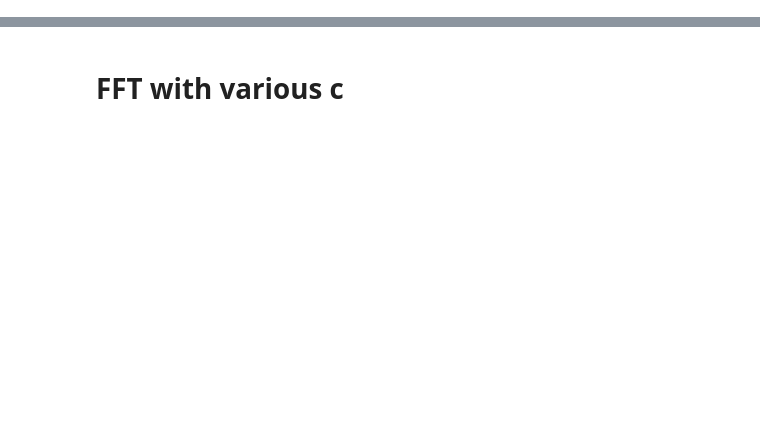
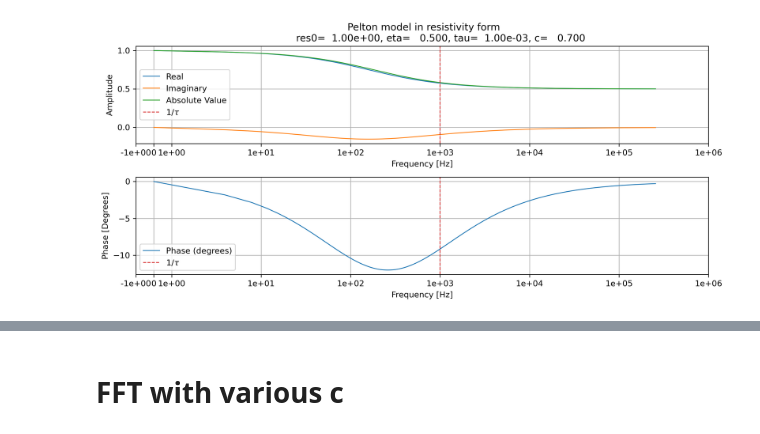
Before and after one commit to MasayukiMotoori/AGU24, a Jupyter notebook: 06_IPmodel_TimeDomain_psuedo.ipynb, the cells around one changed output, grey strips where cells are left out. Cells and saved outputs as stored; diff of their text form; code cells hidden in the pictures; blank space fills up the shorter version.

```diff
--- a/06_IPmodel_TimeDomain_psuedo.ipynb
+++ b/06_IPmodel_TimeDomain_psuedo.ipynb
@@ -20,14 +22,20 @@ from masa_utils import PsuedoLog
 from masa_utils import InducedPolarization
 # FFT with various c
 # %%
-def plot_pelton(freq,res0=None, con8=None, eta=0.1, tau=1e-3, c=0.8, ax=None):
+def plot_pelton(freq=None,res0=None, con8=None, eta=0.1, tau=1e-3, c=0.8, ax=None):
     # Assuming `cc` is your complex array, `freq` is the frequency array, and `tau` is defined
     if ax is None:
-        fig, ax = plt.subplots(2, 1, figsize=(8, 6))
+        fig, ax = plt.subplots(2, 1, figsize=(11, 5),dpi=300)
     if res0 is None and con8 is None:
         raise ValueError('Error: either res0 or con8 must be set')
     elif res0 is not None and con8 is not None:
         raise ValueError('Error: both sigma0 or sigmaInf are set')
+    if freq is None:
+        nfreq = 2**16
+        freqcen = 1 / tau
+        freqend = freqcen * nfreq**0.5
+        freqstep = freqend / nfreq
+        freq = np.arange(0, freqend, freqstep)
     PL_pelton = PsuedoLog(
                 logmin=1e-7,
                 linScale=0.2,
@@ -36,15 +44,15 @@ def plot_pelton(freq,res0=None, con8=None, eta=0.1, tau=1e-3, c=0.8, ax=None):
     IPmodel_f = InducedPolarization(con8=con8, res0=res0, eta=eta, tau=tau, c=c)
     if con8 is None:
         fft_f = IPmodel_f.pelton_res_f(freq, res0, eta, tau, c)
-        ax[0].set_title(f''' Resistivity form
+        ax[0].set_title(f''' Pelton model in resistivity form
             res0={res0:10.2e}, eta={eta:8.3f}, tau={tau:10.2e}, c={c:8.3f}''')
     if res0 is None:
         fft_f = IPmodel_f.pelton_con_f(freq, con8, eta, tau, c)
-        ax[0].set_title(f''' Conductivity form
+        ax[0].set_title(f''' Pelton model in conductivity form
              con8={con8:10.2e}, eta={eta:8.3f}, tau={tau:10.2e}, c={c:8.3f}''')
     ax[0] = PL_pelton.semiplx(x=freq, y=fft_f.real, ax=ax[0], yscale_log=False,
                               label='Real', color="C0")
-    ax[0] = PL_pelton.semiplx(x=freq, y=-fft_f.imag, ax=ax[0], yscale_log=False,
+    ax[0] = PL_pelton.semiplx(x=freq, y=fft_f.imag, ax=ax[0], yscale_log=False,
                               label='Imaginary', color="C1")
     ax[0] = PL_pelton.semiplx(x=freq, y=np.abs(fft_f), ax=ax[0], yscale_log=False,
                               label='Absolute Value', color="C2")
@@ -55,7 +63,7 @@ def plot_pelton(freq,res0=None, con8=None, eta=0.1, tau=1e-3, c=0.8, ax=None):
 
    # Shared x-axis label and vertical line
     for a in ax:
-        a = PL_pelton.pl_axvline(ax=a, x=1/tau,label=r'$1/\tau$')
+        a = PL_pelton.pl_axvline(ax=a, x=1/tau,color="C3",label=r'$1/\tau$')
 #        a = PL_pelton.pl_axvline(ax=a, x=1/tau/2/np.pi,label=r'$1/\tau $')
         a.set_xlabel('Frequency [Hz]')
         a.set_ylabel('Amplitude')
@@ -131,0 +148,14 @@ interactive(children=(ToggleButtons(button_style='info', description='Mode:', op
+# %%
+res0 = 1.0
+con8=None
+# con8 = 1 / (res0 * (1 - 0.5))
+# res0= None
+# con8 = 0.1
+eta = 0.5
+tau = 1e-3
+c = 0.7
+plot_pelton(freq=None,res0=res0,con8=con8,eta=eta, tau=tau, c=c)
+plt.tight_layout()
+plt.show()
+# %% [output]
+[figure, added]
```
Also changed, not shown: parts of 28 cells of this notebook, 2 other files.
